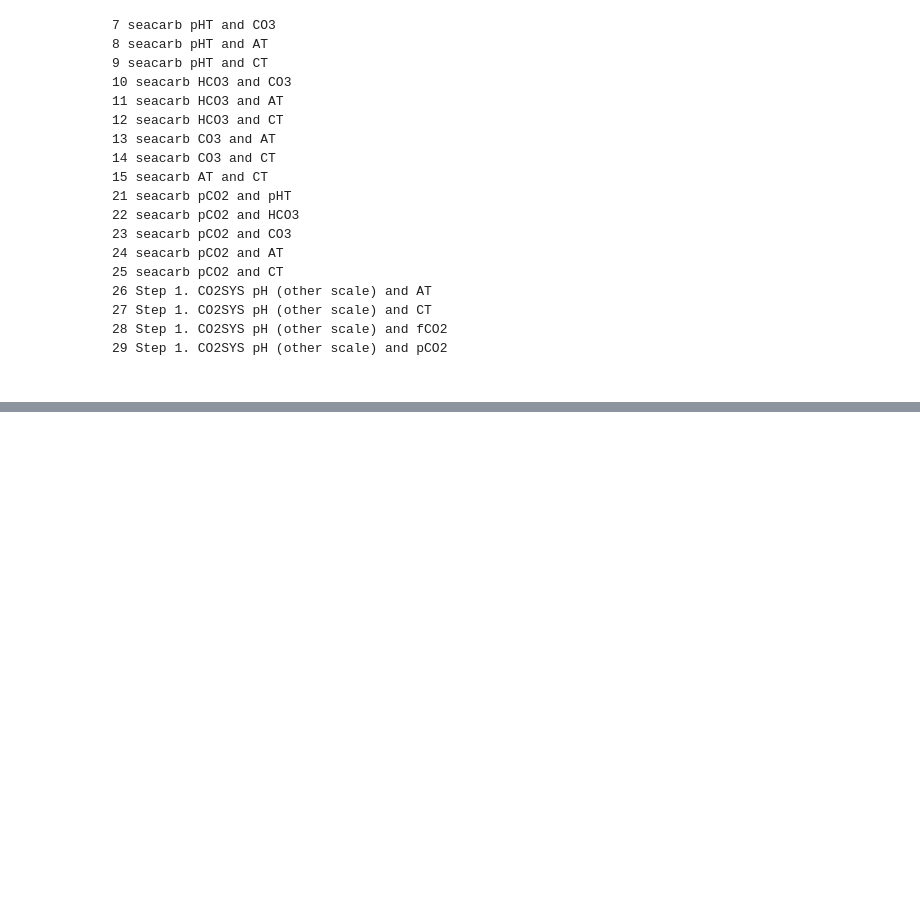
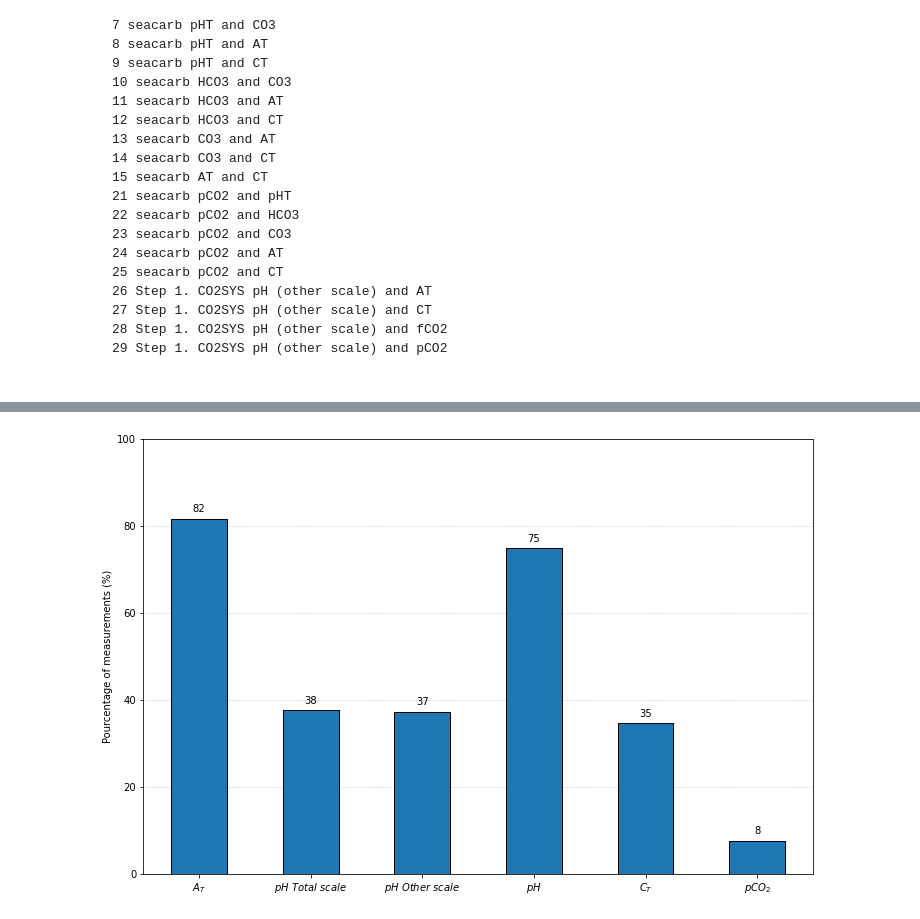
Before and after one commit to PBrockmann/PANGAEA_Scraping, a Jupyter notebook: PANGAEA_getData_ex1.py.ipynb, the cells around one changed output, grey strips where cells are left out. Cells and saved outputs as stored; diff of their text form; code cells hidden in the pictures; blank space fills up the shorter version.

```diff
--- a/PANGAEA_getData_ex1.py.ipynb
+++ b/PANGAEA_getData_ex1.py.ipynb
@@ -505,0 +523,18 @@ ax.grid(axis='y', zorder=0, color='gainsboro', linestyle='--')
+# %%
+df = pd.DataFrame(columns=["name", "len"])
+
+df.loc[0] = ['$A_T$',
+    len(d2[d2['CSC flag'].apply(lambda x: bool(set(x) & {4, 8, 11, 13, 15, 23, 24, 26}))])]
+df.loc[1] = ['$pH\ Total\ scale$',
+    len(d2[d2['CSC flag'].apply(lambda x: bool(set(x) & {1, 6, 7, 8, 9, 21}))])]
+df.loc[2] = ['$pH\ Other\ scale$',
+    len(d2[d2['CSC flag'].apply(lambda x: bool(set(x) & {26, 27, 28, 29}))])]
+df.loc[3] = df.loc[1] + df.loc[2]
+df.loc[3]['name'] = '$pH$'
+df.loc[4] = ['$C_T$',
+    len(d2[d2['CSC flag'].apply(lambda x: bool(set(x) & {5, 9, 12, 14, 15, 25, 27}))])]
+df.loc[5] = ['$\it{p}CO_2$',
+    len(d2[d2['CSC flag'].apply(lambda x: bool(set(x) & {21, 22, 23, 24, 25, 29}))])]
+
+df["pourc"] = 100*df["len"]/len(list(flatten(d2['CSC flag'])))
+df
@@ -505,0 +549,21 @@ ax.grid(axis='y', zorder=0, color='gainsboro', linestyle='--')
+# %%
+ax = df.plot.bar(
+            x='name',
+            y='pourc',
+            figsize=[12 ,8],
+            width=0.5, rot=0,
+            legend=False,
+            xlabel="",
+            ylabel="Pourcentage of measurements (%)",
+            linestyle='-', edgecolor="black",
+            zorder=3)
+ax.grid(axis='y', zorder=0, color='gainsboro', linestyle='--')
+ax.set_ylim([0,100])
+
+for p in ax.patches:
+    ax.annotate(int(np.round(p.get_height())),
+                (p.get_x()+p.get_width()/2., p.get_height()),
+                ha='center', va='center',
+                xytext=(0, 10), textcoords='offset points')
+# %% [output]
+[figure, added]
```
Also changed, not shown: parts of 27 cells of this notebook, 2 other files.
